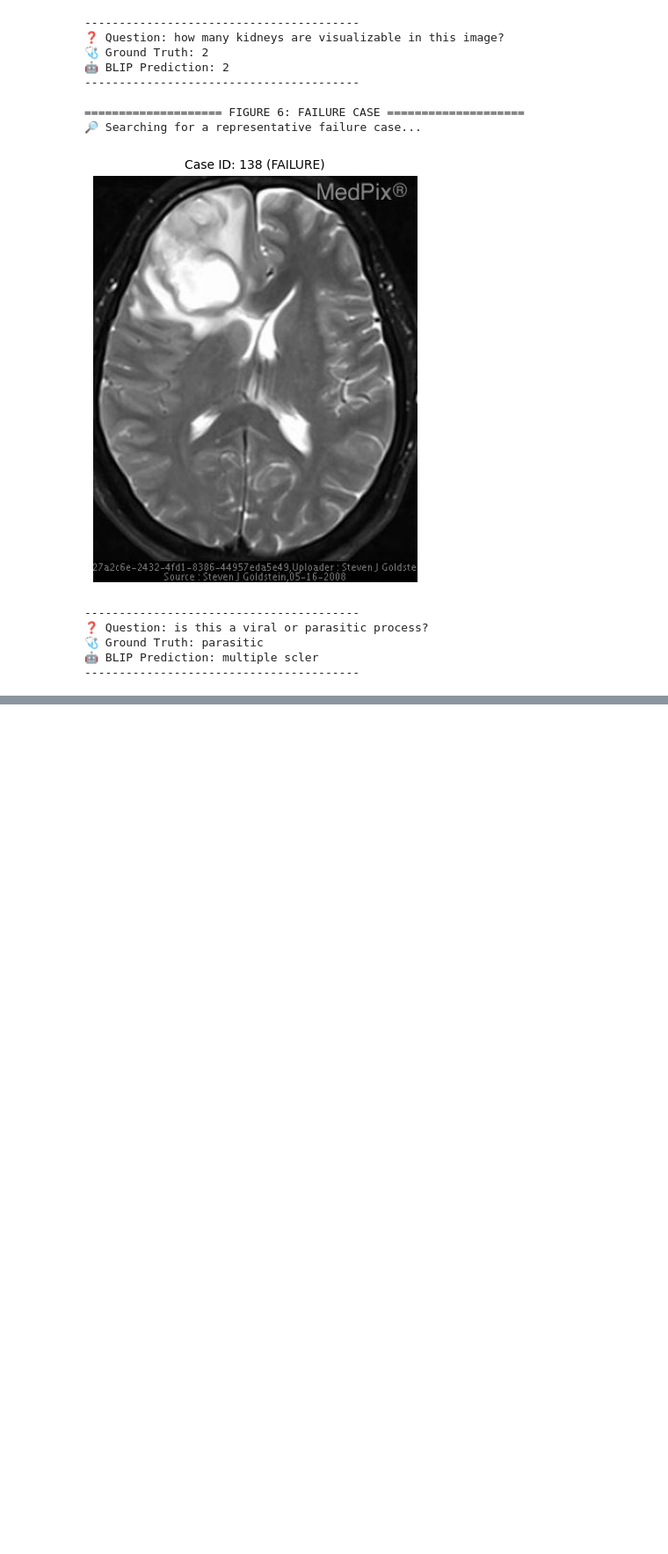
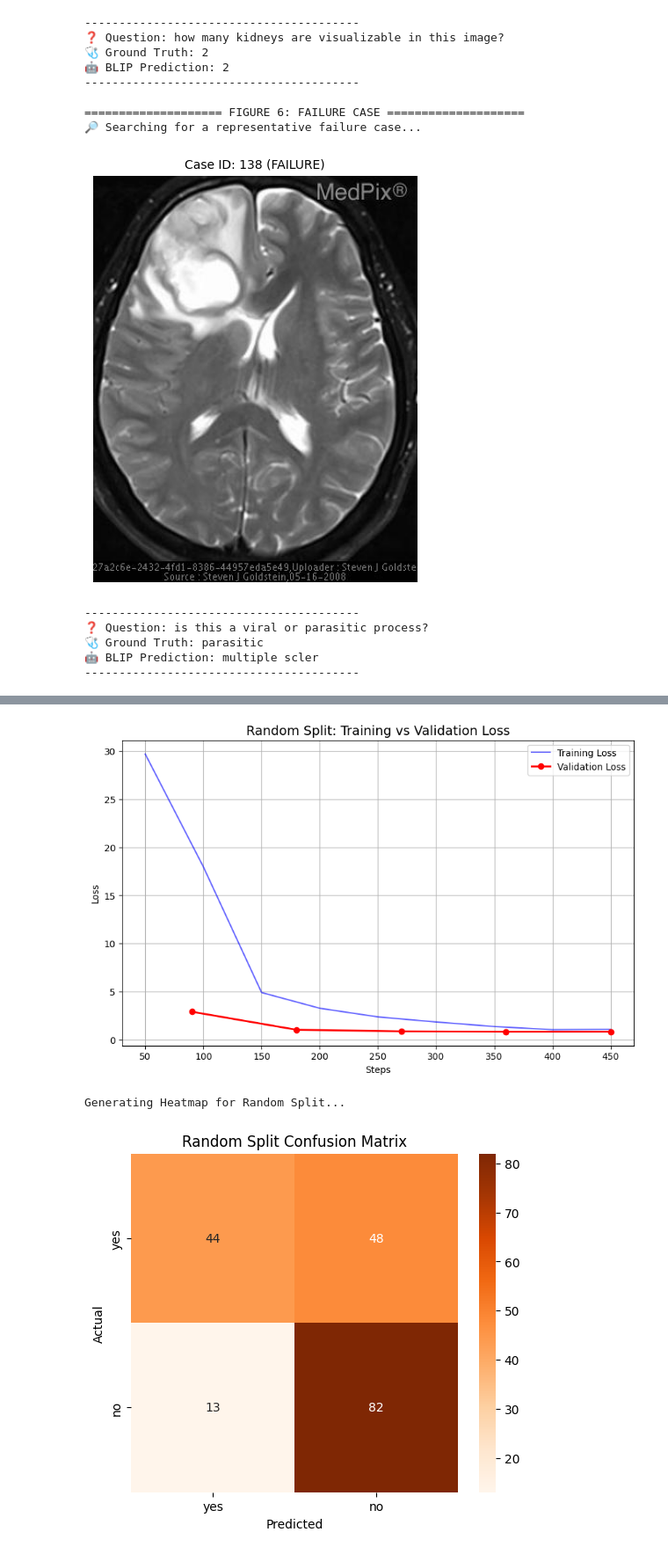
Before and after one commit to asdefooo-rgb/7015, a Jupyter notebook: VQA.ipynb, the cells around one changed output, grey strips where cells are left out. Shown at 88% size. Saved outputs shown, nothing was run; the diff lists cells and outputs as text; code cells hidden in the pictures; blank space fills up the shorter version.

```diff
--- a/VQA.ipynb
+++ b/VQA.ipynb
@@ -2231,0 +2566,59 @@ Truncation was not explicitly activated but `max_length` is provided a specific
+# %%
+import matplotlib.pyplot as plt
+import seaborn as sns
+from sklearn.metrics import confusion_matrix
+import pandas as pd
+import numpy as np
+
+# ==========================================
+# 1. 补画 Random Split Loss 曲线 (Train + Valid)
+# ==========================================
+# 假设 log_history 还在内存里 (如果不在，请重新加载 trainer_state.json)
+if 'trainer' in locals() and trainer.state.log_history:
+    log_history = trainer.state.log_history
+
+    train_steps = []
+    train_loss = []
+    eval_steps = []
+    eval_loss = []
+
+    for entry in log_history:
+        if 'loss' in entry:
+            train_steps.append(entry['step'])
+            train_loss.append(entry['loss'])
+        if 'eval_loss' in entry:
+            eval_steps.append(entry['step'])
+            eval_loss.append(entry['eval_loss'])
+
+    plt.figure(figsize=(10, 6))
+    plt.plot(train_steps, train_loss, label='Training Loss', color='blue', alpha=0.6)
+    plt.plot(eval_steps, eval_loss, label='Validation Loss', color='red', marker='o', linewidth=2)
+    plt.title('Random Split: Training vs Validation Loss', fontsize=14)
+    plt.xlabel('Steps')
+    plt.ylabel('Loss')
+    plt.legend()
+    plt.grid(True)
+    plt.show() # 截图这张图作为 Figure 5
+
+# ==========================================
+# 2. 补画 Random Split 混淆矩阵
+# ==========================================
+# 假设 results_df 是你刚才跑出来的 Random Split 全量评估结果
+if 'results_df' in locals():
+    print("Generating Heatmap for Random Split...")
+    yes_no_df = results_df[results_df['GT'].isin(['yes', 'no'])]
+    y_true = yes_no_df['GT']
+    y_pred = yes_no_df['Pred'].apply(lambda x: x if x in ['yes', 'no'] else 'other')
+
+    cm = confusion_matrix(y_true, y_pred, labels=["yes", "no"])
+
+    plt.figure(figsize=(6, 5))
+    sns.heatmap(cm, annot=True, fmt='d', cmap='Oranges', xticklabels=["yes", "no"], yticklabels=["yes", "no"])
+    plt.title('Random Split Confusion Matrix')
+    plt.ylabel('Actual')
+    plt.xlabel('Predicted')
+    plt.show() # 截图这张图作为 Figure 6
+# %% [output]
+[figure, added]
+Generating Heatmap for Random Split...
+[figure, added]
```
Also changed, not shown: parts of 7 cells of this notebook.
